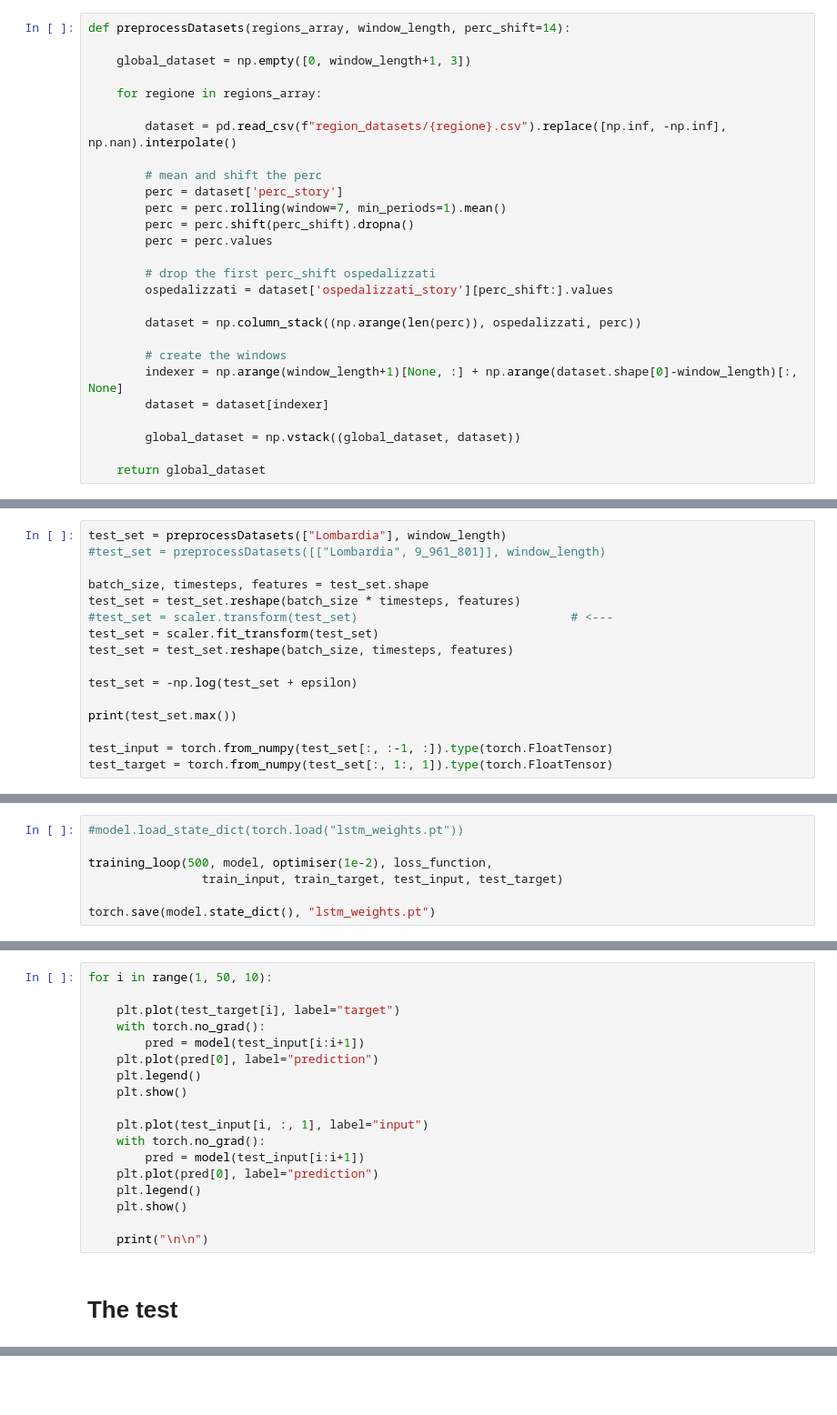
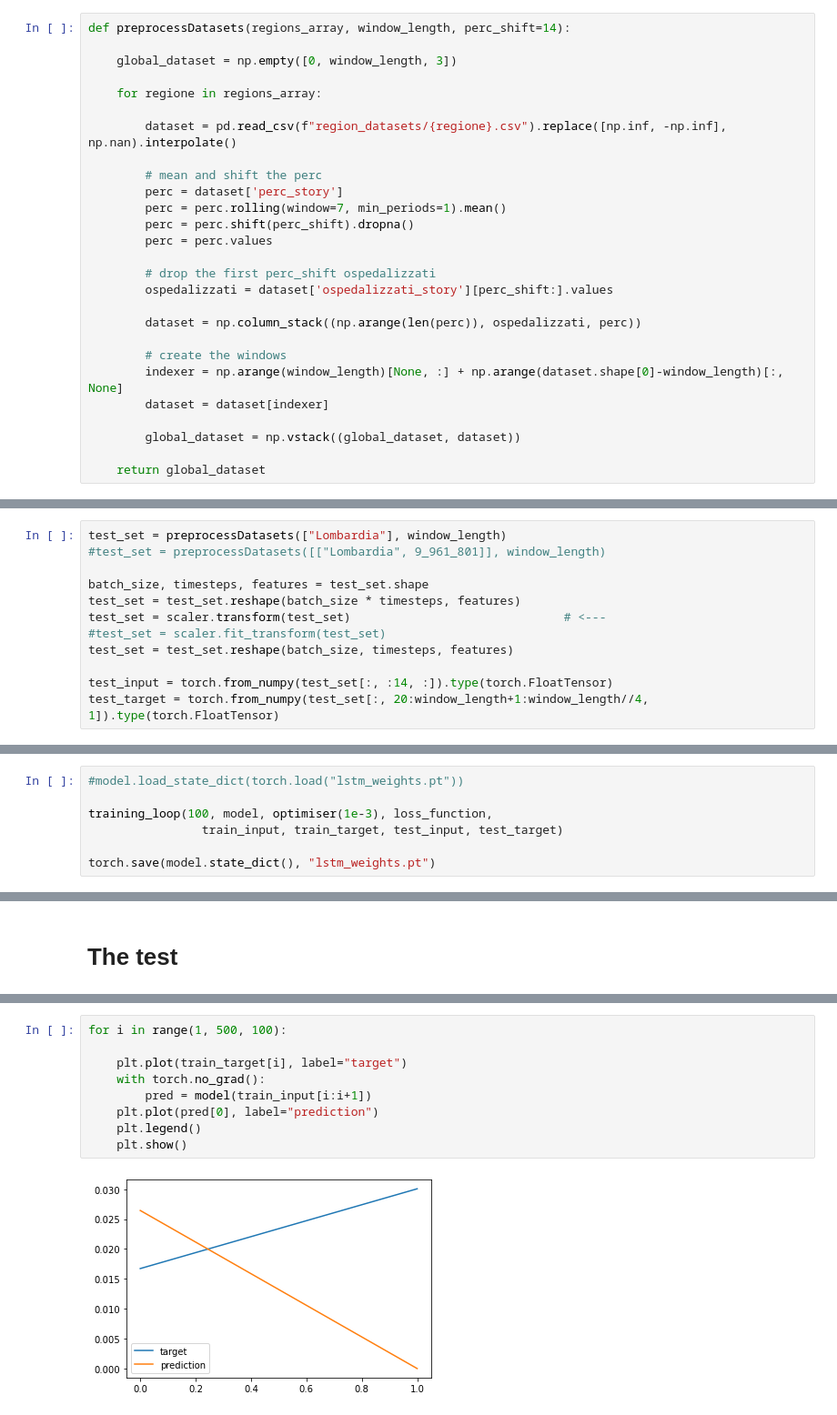
Before and after one commit to virtualmartire/lombacovid, a Jupyter notebook: ML/rnn.ipynb, the cells around one changed output, grey strips where cells are left out. Shown at 91% size. Saved outputs shown, nothing was run; the diff lists cells and outputs as text; blank space fills up the shorter version.

```diff
--- a/ML/rnn.ipynb
+++ b/ML/rnn.ipynb
@@ -69,7 +69,7 @@ def dateToRegion(regioni, first_date, last_date):
 # %%
 def preprocessDatasets(regions_array, window_length, perc_shift=14):
 
-    global_dataset = np.empty([0, window_length+1, 3])
+    global_dataset = np.empty([0, window_length, 3])
 
     for regione in regions_array:
 
@@ -87,7 +87,7 @@ def preprocessDatasets(regions_array, window_length, perc_shift=14):
         dataset = np.column_stack((np.arange(len(perc)), ospedalizzati, perc))
 
         # create the windows
-        indexer = np.arange(window_length+1)[None, :] + np.arange(dataset.shape[0]-window_length)[:, None]
+        indexer = np.arange(window_length)[None, :] + np.arange(dataset.shape[0]-window_length)[:, None]
         dataset = dataset[indexer]
 
         global_dataset = np.vstack((global_dataset, dataset))
@@ -139,16 +134,12 @@ test_set = preprocessDatasets(["Lombardia"], window_length)
 
 batch_size, timesteps, features = test_set.shape
 test_set = test_set.reshape(batch_size * timesteps, features)
-#test_set = scaler.transform(test_set)                              # <---
-test_set = scaler.fit_transform(test_set)
+test_set = scaler.transform(test_set)                              # <---
+#test_set = scaler.fit_transform(test_set)
 test_set = test_set.reshape(batch_size, timesteps, features)
 
-test_set = -np.log(test_set + epsilon)
-
-print(test_set.max())
-
-test_input = torch.from_numpy(test_set[:, :-1, :]).type(torch.FloatTensor)
-test_target = torch.from_numpy(test_set[:, 1:, 1]).type(torch.FloatTensor)
+test_input = torch.from_numpy(test_set[:, :14, :]).type(torch.FloatTensor)
+test_target = torch.from_numpy(test_set[:, 20:window_length+1:window_length//4, 1]).type(torch.FloatTensor)
 # %% [markdown]
 ## The network
 # %%
@@ -269,7 +261,7 @@ def training_loop(n_epochs, model, optimiser, loss_function,
 # %%
 #model.load_state_dict(torch.load("lstm_weights.pt"))
 
-training_loop(500, model, optimiser(1e-2), loss_function,
+training_loop(100, model, optimiser(1e-3), loss_function,
                 train_input, train_target, test_input, test_target)
 
 torch.save(model.state_dict(), "lstm_weights.pt")
@@ -276,20 +286,2 @@ torch.save(model.state_dict(), "lstm_weights.pt")
-# %%
-for i in range(1, 50, 10):
-
-    plt.plot(test_target[i], label="target")
-    with torch.no_grad():
-        pred = model(test_input[i:i+1])
-    plt.plot(pred[0], label="prediction")
-    plt.legend()
-    plt.show()
-
-    plt.plot(test_input[i, :, 1], label="input")
-    with torch.no_grad():
-        pred = model(test_input[i:i+1])
-    plt.plot(pred[0], label="prediction")
-    plt.legend()
-    plt.show()
-
-    print("\n\n")
 # %% [markdown]
 # The test
@@ -341,0 +288,11 @@ for x in range(1, 60, 5):
+# %%
+for i in range(1, 500, 100):
+
+    plt.plot(train_target[i], label="target")
+    with torch.no_grad():
+        pred = model(train_input[i:i+1])
+    plt.plot(pred[0], label="prediction")
+    plt.legend()
+    plt.show()
+# %% [output]
+[figure, added]
```
Also changed, not shown: parts of 8 cells of this notebook, 1 other file.
